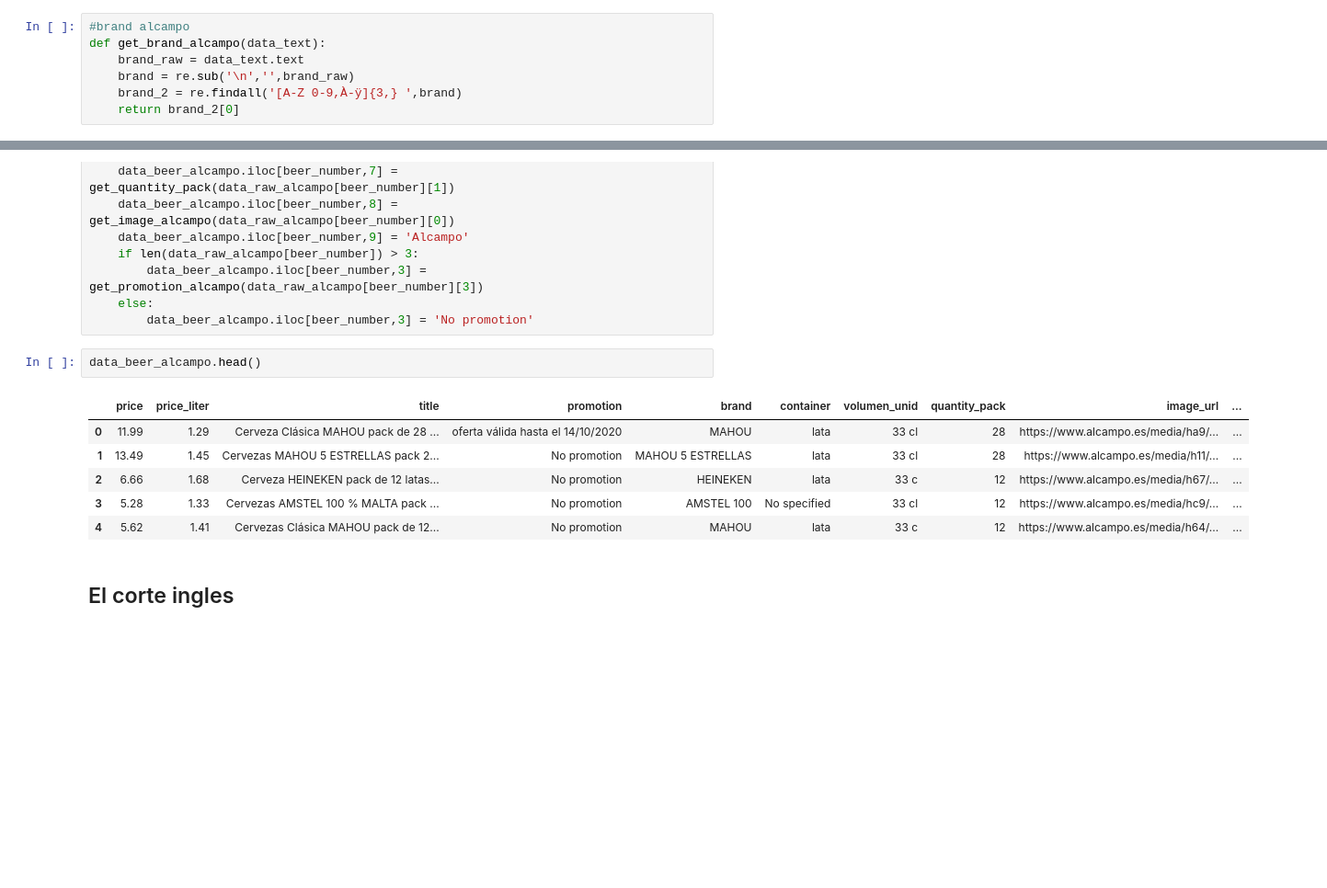
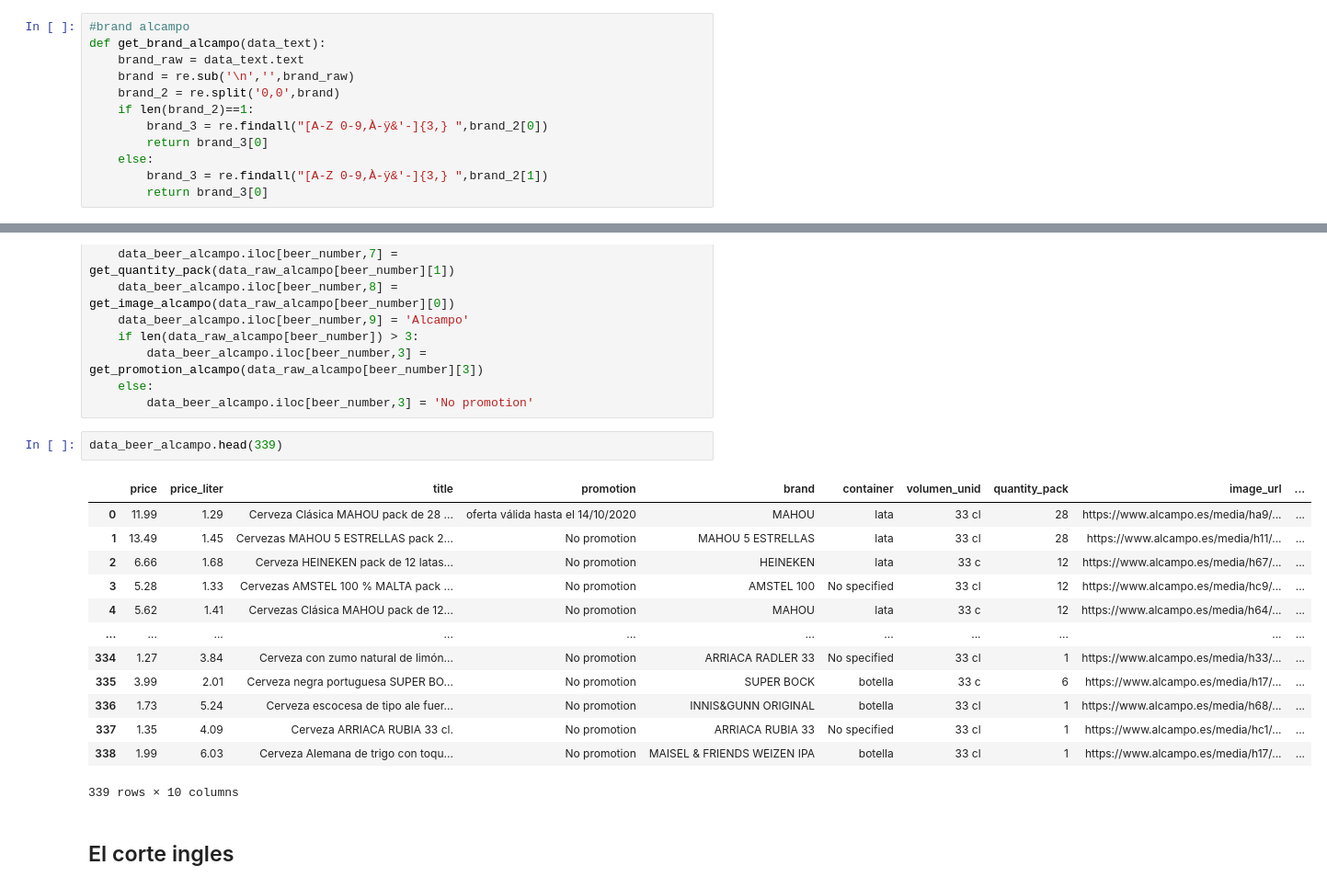
Before and after one commit to ivancompany92/Birras_Pipol_House, a Jupyter notebook: notebooks/pruebas.ipynb, the cells around one changed output, grey strips where cells are left out. Shown at 92% size. Saved outputs shown, nothing was run; the diff lists cells and outputs as text; blank space fills up the shorter version.

```diff
--- a/notebooks/pruebas.ipynb
+++ b/notebooks/pruebas.ipynb
@@ -252,8 +252,13 @@ def get_promotion_alcampo(data_text):
 def get_brand_alcampo(data_text):
     brand_raw = data_text.text
     brand = re.sub('\n','',brand_raw)
-    brand_2 = re.findall('[A-Z 0-9,À-ÿ]{3,} ',brand)
-    return brand_2[0]
+    brand_2 = re.split('0,0',brand)
+    if len(brand_2)==1:
+        brand_3 = re.findall("[A-Z 0-9,À-ÿ&'-]{3,} ",brand_2[0])
+        return brand_3[0]
+    else:
+        brand_3 = re.findall("[A-Z 0-9,À-ÿ&'-]{3,} ",brand_2[1])
+        return brand_3[0]
 # %%
 #volumen alcampo
 def get_volumen_unid_alcampo(data_text):
@@ -300,14 +301,21 @@ for beer_number in range(len(data_raw_alcampo)):
     else:
         data_beer_alcampo.iloc[beer_number,3] = 'No promotion'
 # %%
-data_beer_alcampo.head()
+data_beer_alcampo.head(339)
 # %% [output]
 |  | price | price_liter | title | promotion | brand | container | volumen_unid | quantity_pack | image_url | ... |
 | 0 | 11.99 | 1.29 | Cerveza Clásica MAHOU pack de 28 ... | oferta válida hasta el 14/10/2020 | MAHOU | lata | 33 cl | 28 | https://www.alcampo.es/media/ha9/... | ... |
 | 1 | 13.49 | 1.45 | Cervezas MAHOU 5 ESTRELLAS pack 2... | No promotion | MAHOU 5 ESTRELLAS | lata | 33 cl | 28 | https://www.alcampo.es/media/h11/... | ... |
 | 2 | 6.66 | 1.68 | Cerveza HEINEKEN pack de 12 latas... | No promotion | HEINEKEN | lata | 33 c | 12 | https://www.alcampo.es/media/h67/... | ... |
 | 3 | 5.28 | 1.33 | Cervezas AMSTEL 100 % MALTA pack ... | No promotion | AMSTEL 100 | No specified | 33 cl | 12 | https://www.alcampo.es/media/hc9/... | ... |
 | 4 | 5.62 | 1.41 | Cervezas Clásica MAHOU pack de 12... | No promotion | MAHOU | lata | 33 c | 12 | https://www.alcampo.es/media/h64/... | ... |
+| ... | ... | ... | ... | ... | ... | ... | ... | ... | ... | ... |
+| 334 | 1.27 | 3.84 | Cerveza con zumo natural de limón... | No promotion | ARRIACA RADLER 33 | No specified | 33 cl | 1 | https://www.alcampo.es/media/h33/... | ... |
+| 335 | 3.99 | 2.01 | Cerveza negra portuguesa SUPER BO... | No promotion | SUPER BOCK | botella | 33 c | 6 | https://www.alcampo.es/media/h17/... | ... |
+| 336 | 1.73 | 5.24 | Cerveza escocesa de tipo ale fuer... | No promotion | INNIS&GUNN ORIGINAL | botella | 33 cl | 1 | https://www.alcampo.es/media/h68/... | ... |
+| 337 | 1.35 | 4.09 | Cerveza ARRIACA RUBIA 33 cl. | No promotion | ARRIACA RUBIA 33 | No specified | 33 cl | 1 | https://www.alcampo.es/media/hc1/... | ... |
+| 338 | 1.99 | 6.03 | Cerveza Alemana de trigo con toqu... | No promotion | MAISEL & FRIENDS WEIZEN IPA | botella | 33 cl | 1 | https://www.alcampo.es/media/h17/... | ... |
+339 rows × 10 columns
 # %% [markdown]
 ## El corte ingles
 # %%
```
Also changed, not shown: parts of 8 cells of this notebook, 7 other files.
